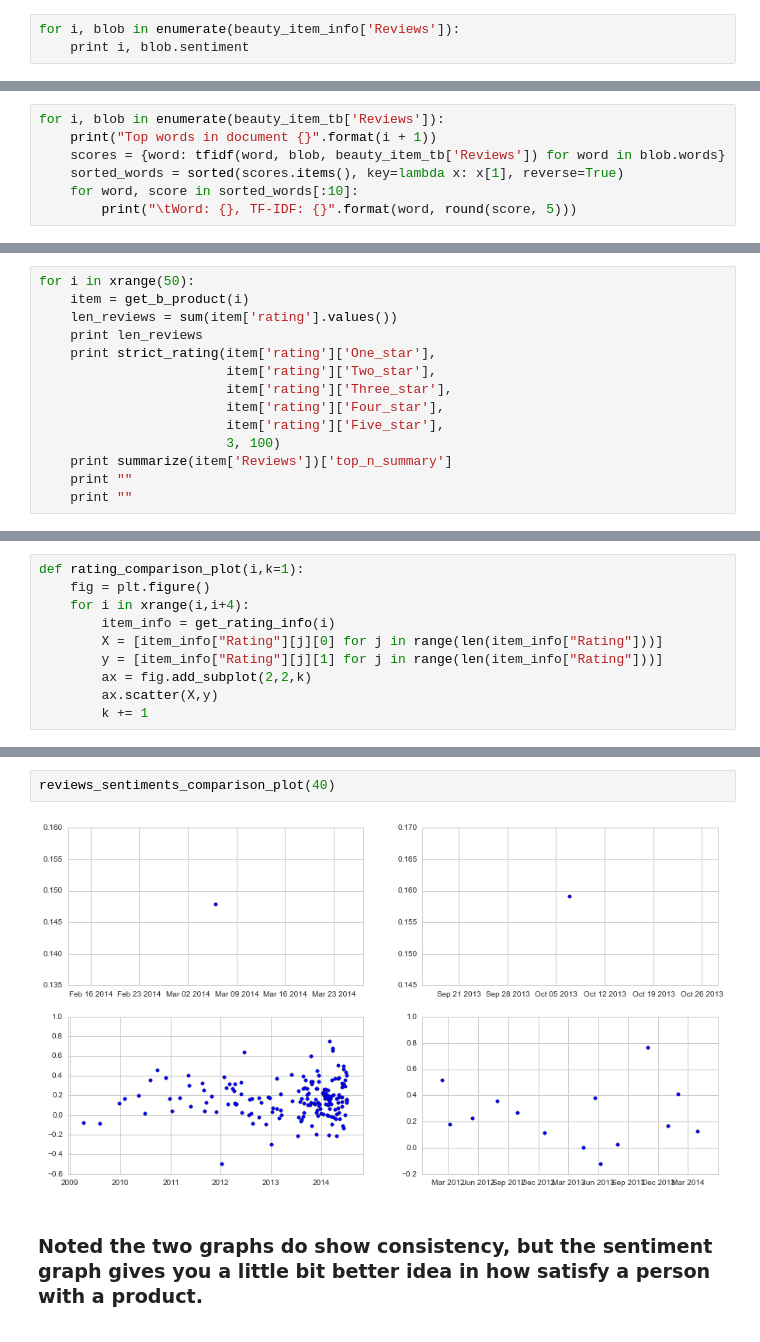
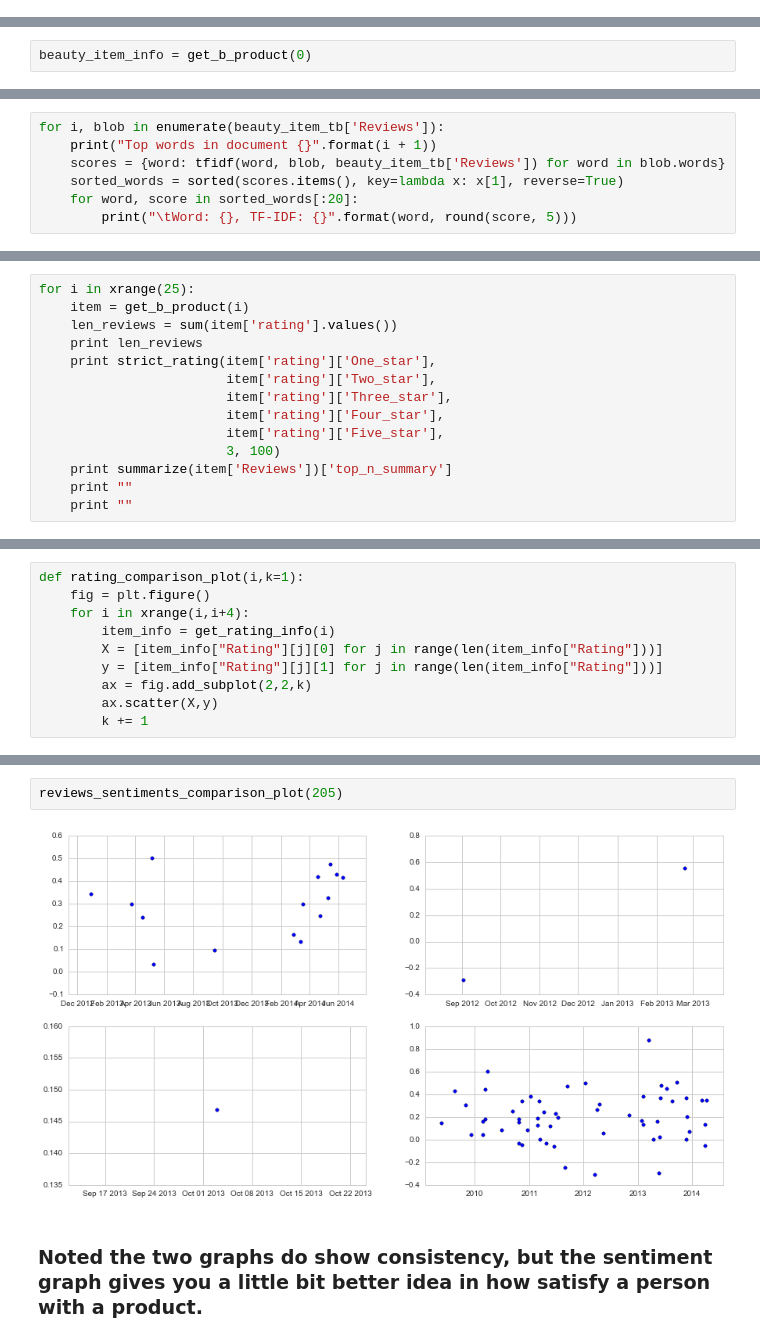
Before and after one commit to chao1981/Beauty-Product-Recommendation-Engine, a Jupyter notebook: Kojak.ipynb, the cells around one changed output, grey strips where cells are left out. Saved outputs shown, nothing was run; the diff lists cells and outputs as text.

```diff
--- a/Kojak.ipynb
+++ b/Kojak.ipynb
@@ -110,6 +113,3 @@ def idf(word, bloblist):
 
 def tfidf(word, blob, bloblist):
     return tf(word, blob) * idf(word, bloblist)
-# %%
-for i, blob in enumerate(beauty_item_info['Reviews']):
-    print i, blob.sentiment
@@ -119,3 +139,5 @@ for i, blob in enumerate(beauty_item_info['Reviews']):
+# %%
+beauty_item_info = get_b_product(0)
 # %%
 beauty_item_info['Reviews']
 # %% [output]
@@ -126,7 +147,7 @@ for i, blob in enumerate(beauty_item_tb['Reviews']):
     print("Top words in document {}".format(i + 1))
     scores = {word: tfidf(word, blob, beauty_item_tb['Reviews']) for word in blob.words}
     sorted_words = sorted(scores.items(), key=lambda x: x[1], reverse=True)
-    for word, score in sorted_words[:10]:
+    for word, score in sorted_words[:20]:
         print("\tWord: {}, TF-IDF: {}".format(word, round(score, 5)))
 # %% [output]
 Top words in document 1
@@ -292,7 +290,7 @@ def summarize(txt, N=100, Top_sentences = 5):
     return dict(top_n_summary=[sentences[idx] for (idx,score) in top_n_scored],
                 mean_score_summary=[sentences[idx] for (idx,score) in mean_scored])
 # %%
-for i in xrange(50):
+for i in xrange(25):
     item = get_b_product(i)
     len_reviews = sum(item['rating'].values())
     print len_reviews
@@ -422,7 +424,7 @@ rating_comparison_plot(40)
 # %%
-reviews_sentiments_comparison_plot(40)
+reviews_sentiments_comparison_plot(205)
 # %% [output]
-[figure, old version]
+[figure, new version]
 # %% [markdown]
 ### Noted the two graphs do show consistency, but the sentiment graph gives you a little bit better idea in how satisfy a person with a product.
 # %% [markdown]
```
Also changed, not shown: parts of 20 cells of this notebook, 1 other file.
